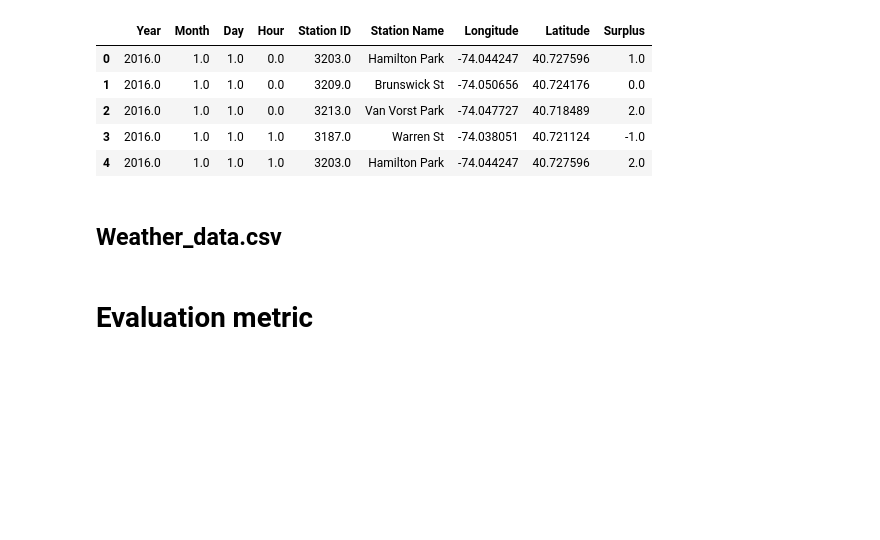
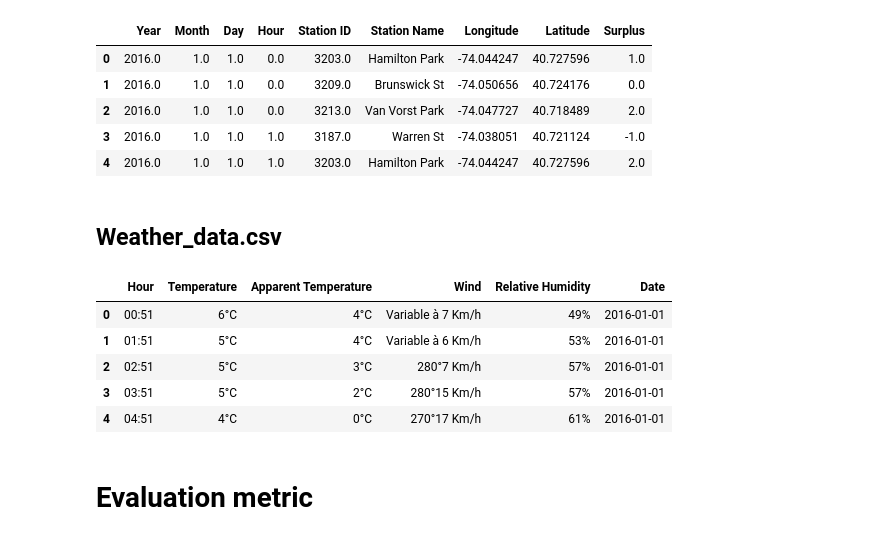
Before and after one commit to Firas-RHIMI/Data-Camp-Challenge, a Jupyter notebook: Starting Kit.ipynb, the cells around one changed output. Drawn from its saved outputs; the diff is of its cells as text; code cells hidden in the pictures; blank space fills up the shorter version.

Commit message:
weather data

```diff
--- a/Starting Kit.ipynb
+++ b/Starting Kit.ipynb
@@ -97,6 +97,16 @@ train_data.head()
 | 4 | 2016.0 | 1.0 | 1.0 | 1.0 | 3203.0 | Hamilton Park | -74.044247 | 40.727596 | 2.0 |
 # %% [markdown]
 ## Weather_data.csv
+# %%
+Weather = pd.read_csv('Data\Weather Data\Train_Weather.csv')
+Weather.head()
+# %% [output]
+|  | Hour | Temperature | Apparent Temperature | Wind | Relative Humidity | Date |
+| 0 | 00:51 | 6°C | 4°C | Variable à 7 Km/h | 49% | 2016-01-01 |
+| 1 | 01:51 | 5°C | 4°C | Variable à 6 Km/h | 53% | 2016-01-01 |
+| 2 | 02:51 | 5°C | 3°C | 280°7 Km/h | 57% | 2016-01-01 |
+| 3 | 03:51 | 5°C | 2°C | 280°15 Km/h | 57% | 2016-01-01 |
+| 4 | 04:51 | 4°C | 0°C | 270°17 Km/h | 61% | 2016-01-01 |
 # %% [markdown]
 # Evaluation metric
 # %% [markdown]
```
Also changed, not shown: 7 other files.
